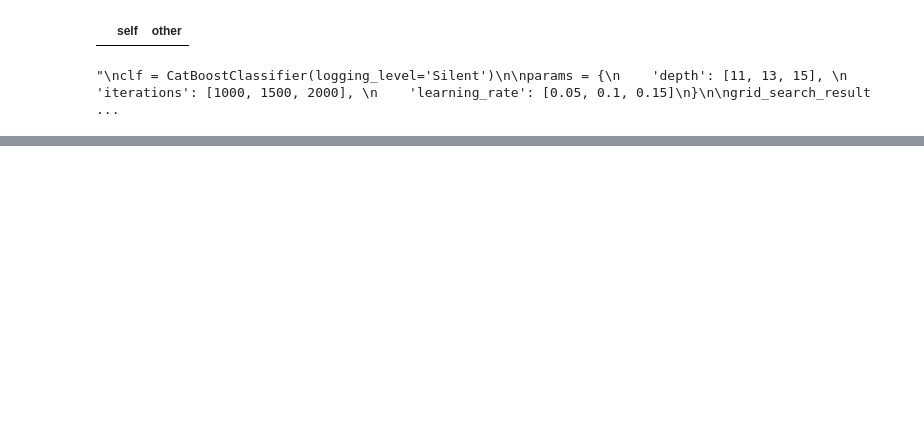
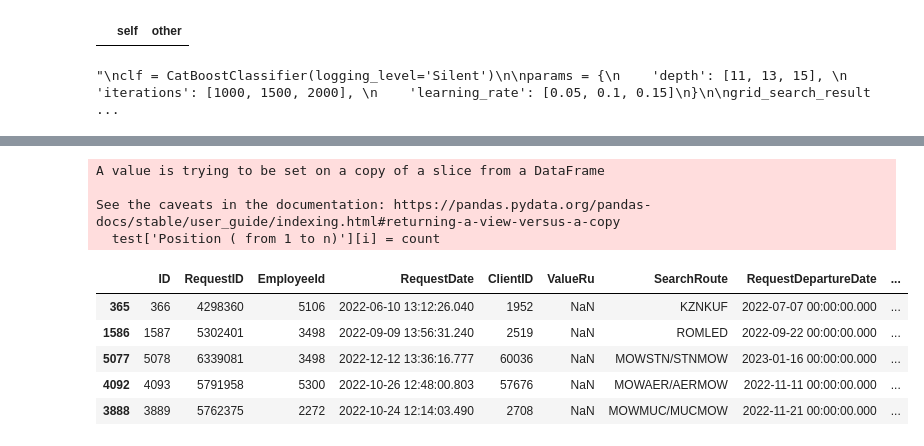
Before and after one commit to a125x/Aeroclub-Challenge, a Jupyter notebook: aeroclub-challenge.ipynb, the cells around one changed output, grey strips where cells are left out. Cells and saved outputs as stored; diff of their text form; code cells hidden in the pictures; blank space fills up the shorter version.

```diff
--- a/aeroclub-challenge.ipynb
+++ b/aeroclub-challenge.ipynb
@@ -209,0 +306,22 @@ weighted avg       1.00      1.00      0.99    991993
+# %%
+req_id = 0
+count = 1
+for i in range(len(test['RequestID'])):
+    if (test['RequestID'][i]) != req_id:
+        req_id = test['RequestID'][i]
+        count = 1
+    test['Position ( from 1 to n)'][i] = count
+    count += 1
+
+test.sample(5)
+# %% [output]
+A value is trying to be set on a copy of a slice from a DataFrame
+
+See the caveats in the documentation: https://pandas.pydata.org/pandas-docs/stable/user_guide/indexing.html#returning-a-view-versus-a-copy
+  test['Position ( from 1 to n)'][i] = count
+|  | ID | RequestID | EmployeeId | RequestDate | ClientID | ValueRu | SearchRoute | RequestDepartureDate | ... |
+| 365 | 366 | 4298360 | 5106 | 2022-06-10 13:12:26.040 | 1952 | NaN | KZNKUF | 2022-07-07 00:00:00.000 | ... |
+| 1586 | 1587 | 5302401 | 3498 | 2022-09-09 13:56:31.240 | 2519 | NaN | ROMLED | 2022-09-22 00:00:00.000 | ... |
+| 5077 | 5078 | 6339081 | 3498 | 2022-12-12 13:36:16.777 | 60036 | NaN | MOWSTN/STNMOW | 2023-01-16 00:00:00.000 | ... |
+| 4092 | 4093 | 5791958 | 5300 | 2022-10-26 12:48:00.803 | 57676 | NaN | MOWAER/AERMOW | 2022-11-11 00:00:00.000 | ... |
+| 3888 | 3889 | 5762375 | 2272 | 2022-10-24 12:14:03.490 | 2708 | NaN | MOWMUC/MUCMOW | 2022-11-21 00:00:00.000 | ... |
```
Also changed, not shown: parts of 21 cells of this notebook.
